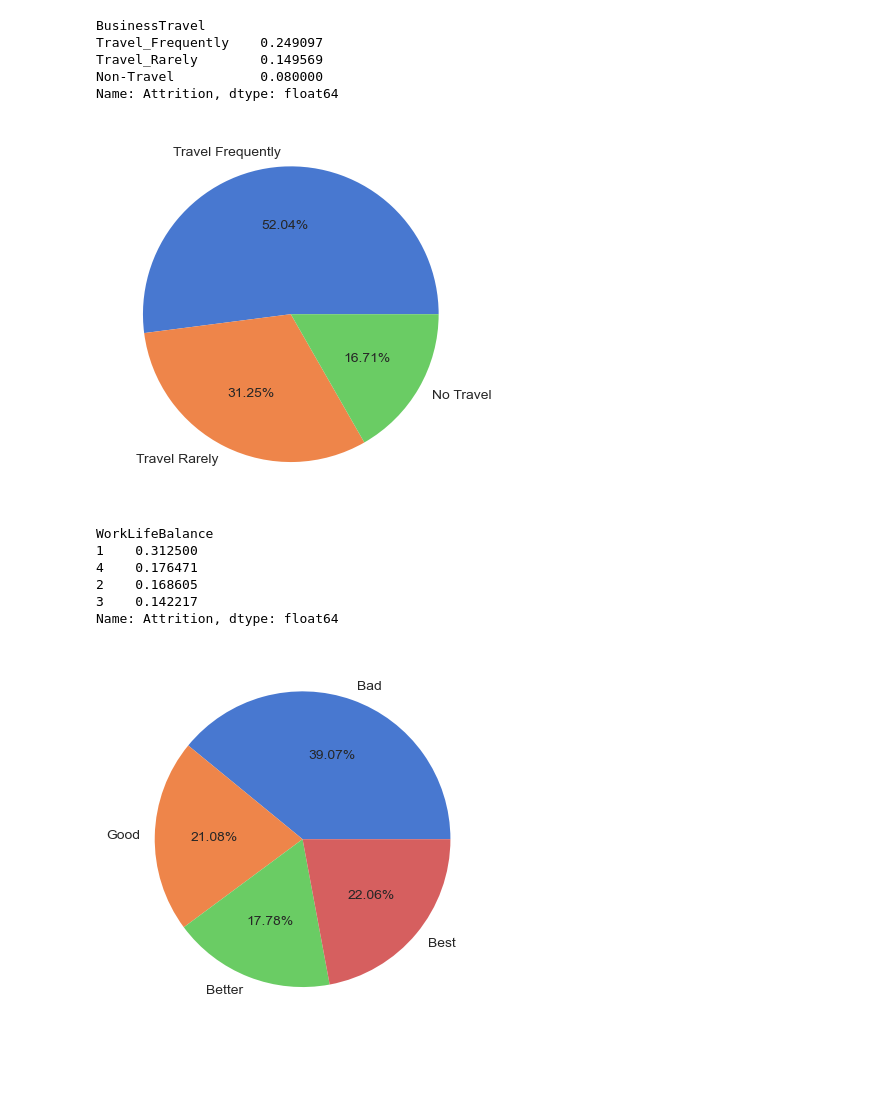
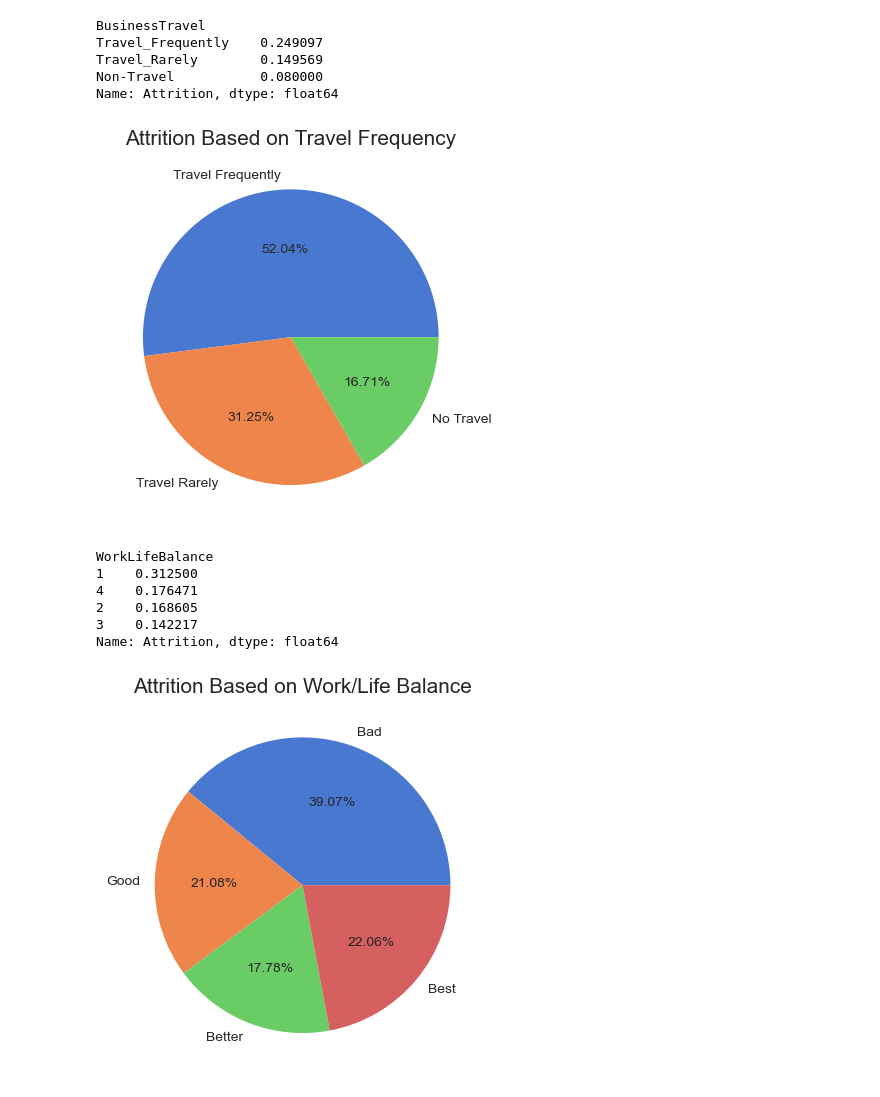
Before and after one commit to marcpalumbo/Great_Resignation_Analysis, a Jupyter notebook: Attrition_Visualization.ipynb, the cells around one changed output. Cells and saved outputs as stored; diff of their text form; code cells hidden in the pictures; blank space fills up the shorter version.

```diff
--- a/Attrition_Visualization.ipynb
+++ b/Attrition_Visualization.ipynb
@@ -152,13 +154,14 @@ Travel_Rarely        0.149569
 Non-Travel           0.080000
 Name: Attrition, dtype: float64
 # %%
-#Overtime contributes to attrition
+#Travel Frequency contributes to attrition
 exp_val=[0.249097,0.149569,.08]
 exp_label=['Travel Frequently','Travel Rarely','No Travel']
+plt.title('Attrition Based on Travel Frequency', fontsize=15)
 palette_color = sns.color_palette('muted')
 plt.pie(exp_val,labels=exp_label,radius=1,colors=palette_color,autopct='%0.2f%%');
 # %% [output]
-[figure, old version]
+[figure, new version]
 # %%
 # Attrition Pie Chart by WorkLifeBalance
 df.groupby('WorkLifeBalance')['Attrition'].agg(np.mean).sort_values(ascending=False)
@@ -170,10 +173,11 @@ WorkLifeBalance
 3    0.142217
 Name: Attrition, dtype: float64
 # %%
-#Overtime contributes to attrition
+#Poor Work Life Balance contributes to attrition
 exp_val=[0.3125,0.168605,0.142217,0.176471]
 exp_label=['Bad','Good','Better', 'Best']
 palette_color = sns.color_palette('muted')
+plt.title('Attrition Based on Work/Life Balance', fontsize=15)
 plt.pie(exp_val,labels=exp_label,radius=1,colors=palette_color,autopct='%0.2f%%');
 # %% [output]
-[figure, old version]
+[figure, new version]
```
Also changed, not shown: parts of 2 cells of this notebook, 5 other files.
